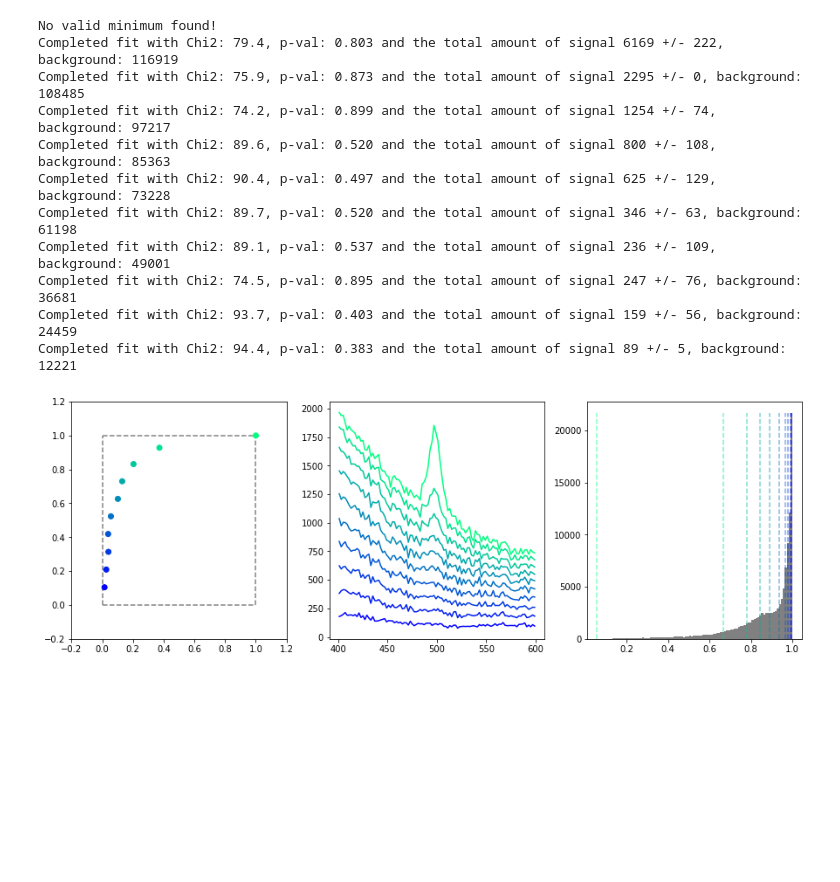
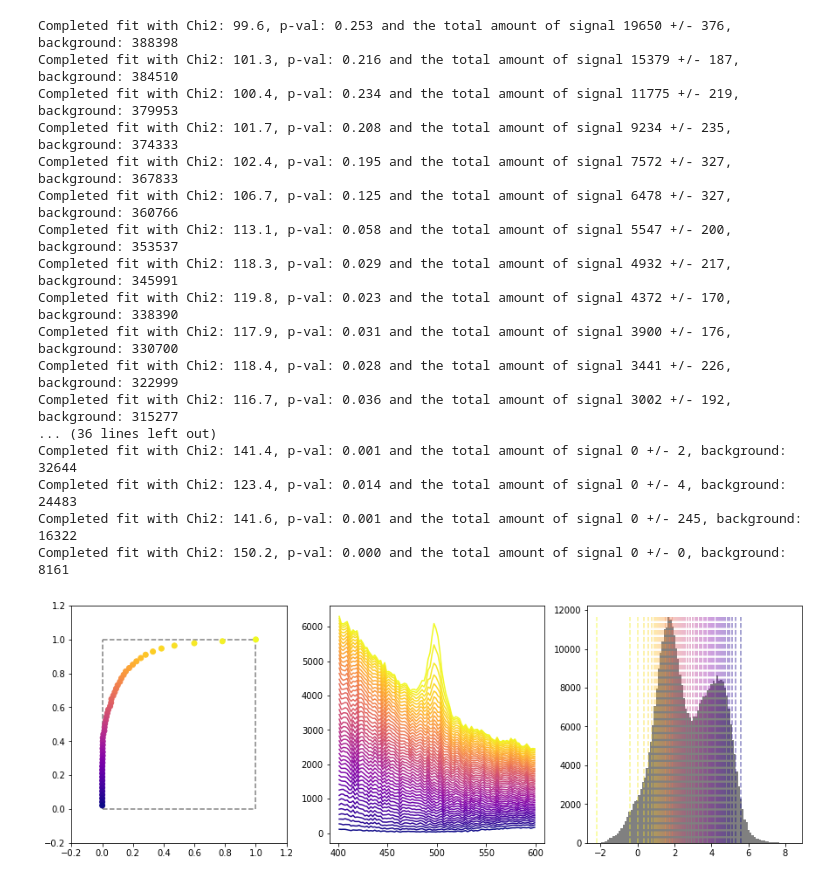
Before and after one commit to Vinther901/PUK, a Jupyter notebook: train_in_MC_reweighted.ipynb, the cells around one changed output. Saved outputs shown, nothing was run; the diff lists cells and outputs as text; code cells hidden in the pictures; blank space fills up the shorter version.

Commit message:
Have generated results for lambda and found errors in Homemade roc_curve_data

```diff
--- a/train_in_MC_reweighted.ipynb
+++ b/train_in_MC_reweighted.ipynb
@@ -6,11 +6,11 @@ import xgboost as xgb
 import HomeMade as hm
 import pandas as pd
 # %%
-# ML1 = "v0_chi2 v0_px1 v0_phi1 v0_py1 v0_py v0_py2 v0_phi2 v0_px2 v0_px".split(" ")
-ML1 = "v0_chi2 v0_px1 v0_py1 v0_py v0_py2 v0_px2 v0_px".split(" ")
+ML1 = "v0_chi2 v0_px1 v0_phi1 v0_py1 v0_py v0_py2 v0_phi2 v0_px2 v0_px".split(" ")
+# ML1 = "v0_chi2 v0_px1 v0_py1 v0_py v0_py2 v0_px2 v0_px".split(" ")
 ML2 = "cosTheta a0xy a0 v0_y v0_x v0_rxyErr v0_rxy v0_z pv0_z pv0_y ntrk_pv0 pv0_x".split(" ")
 # %%
-N = 6e5
+N = 2e6
 
 path = "data/data15_13TeV.00267358.physics_MinBias.30062015_v0_per_0.root"
 file = uproot.open(path)
@@ -138,0 +146,9 @@ def reweight_train(data,mc,feats,cla,eval_data=None,eval_mc=None,plot=True,rewei
+# %%
+import importlib
+hm = importlib.reload(hm)
+
+p1 = cla1.predict_proba(pd.DataFrame(scaler_mc_1.transform(test_data[ML1]),columns=ML1))[:,0]
+
+fig1, ax1 = plt.subplots(figsize = (15,5),ncols=3)
+
+AUC1, cuts1 = hm.roc_curve_data(test_data.v0_ks_mass, p1,Npoints=50,ax_roc=ax1[0],ax_fits=ax1[1],ax_hist=ax1[2])
@@ -162,22 +269,28 @@ scaler_data_1, scaler_mc_1 = reweight_train(train_data,train_mc,ML1,cla1,reweigh
 # %%
 import importlib
 hm = importlib.reload(hm)
 
 p1_reweight = cla_reweight1.predict_proba(pd.DataFrame(scaler_mc_reweight1.transform(test_data[ML1]),columns=ML1))[:,0]
 
 fig1r, ax1r = plt.subplots(figsize = (15,5),ncols=3)
 
-AUC1r, cuts1r = hm.roc_curve_data(test_data.v0_ks_mass, p1_reweight,Npoints=10,ax_roc=ax1r[0],ax_fits=ax1r[1],ax_hist=ax1r[2])
+AUC1r, cuts1r = hm.roc_curve_data(test_data.v0_ks_mass, p1_reweight,Npoints=50,ax_roc=ax1r[0],ax_fits=ax1r[1],ax_hist=ax1r[2])
 # %% [output]
-No valid minimum found!
-Completed fit with Chi2: 79.4, p-val: 0.803 and the total amount of signal 6169 +/- 222, background: 116919
-Completed fit with Chi2: 75.9, p-val: 0.873 and the total amount of signal 2295 +/- 0, background: 108485
-Completed fit with Chi2: 74.2, p-val: 0.899 and the total amount of signal 1254 +/- 74, background: 97217
-Completed fit with Chi2: 89.6, p-val: 0.520 and the total amount of signal 800 +/- 108, background: 85363
-Completed fit with Chi2: 90.4, p-val: 0.497 and the total amount of signal 625 +/- 129, background: 73228
-Completed fit with Chi2: 89.7, p-val: 0.520 and the total amount of signal 346 +/- 63, background: 61198
-Completed fit with Chi2: 89.1, p-val: 0.537 and the total amount of signal 236 +/- 109, background: 49001
-Completed fit with Chi2: 74.5, p-val: 0.895 and the total amount of signal 247 +/- 76, background: 36681
-Completed fit with Chi2: 93.7, p-val: 0.403 and the total amount of signal 159 +/- 56, background: 24459
-Completed fit with Chi2: 94.4, p-val: 0.383 and the total amount of signal 89 +/- 5, background: 12221
+Completed fit with Chi2: 99.6, p-val: 0.253 and the total amount of signal 19650 +/- 376, background: 388398
+Completed fit with Chi2: 101.3, p-val: 0.216 and the total amount of signal 15379 +/- 187, background: 384510
+Completed fit with Chi2: 100.4, p-val: 0.234 and the total amount of signal 11775 +/- 219, background: 379953
+Completed fit with Chi2: 101.7, p-val: 0.208 and the total amount of signal 9234 +/- 235, background: 374333
+Completed fit with Chi2: 102.4, p-val: 0.195 and the total amount of signal 7572 +/- 327, background: 367833
+Completed fit with Chi2: 106.7, p-val: 0.125 and the total amount of signal 6478 +/- 327, background: 360766
+Completed fit with Chi2: 113.1, p-val: 0.058 and the total amount of signal 5547 +/- 200, background: 353537
+Completed fit with Chi2: 118.3, p-val: 0.029 and the total amount of signal 4932 +/- 217, background: 345991
+Completed fit with Chi2: 119.8, p-val: 0.023 and the total amount of signal 4372 +/- 170, background: 338390
+Completed fit with Chi2: 117.9, p-val: 0.031 and the total amount of signal 3900 +/- 176, background: 330700
+Completed fit with Chi2: 118.4, p-val: 0.028 and the total amount of signal 3441 +/- 226, background: 322999
+Completed fit with Chi2: 116.7, p-val: 0.036 and the total amount of signal 3002 +/- 192, background: 315277
+... (36 lines left out)
+Completed fit with Chi2: 141.4, p-val: 0.001 and the total amount of signal 0 +/- 2, background: 32644
+Completed fit with Chi2: 123.4, p-val: 0.014 and the total amount of signal 0 +/- 4, background: 24483
+Completed fit with Chi2: 141.6, p-val: 0.001 and the total amount of signal 0 +/- 245, background: 16322
+Completed fit with Chi2: 150.2, p-val: 0.000 and the total amount of signal 0 +/- 0, background: 8161
-[figure, old version]
+[figure, new version]
```
Also changed, not shown: parts of 18 cells of this notebook, 3 other files.
